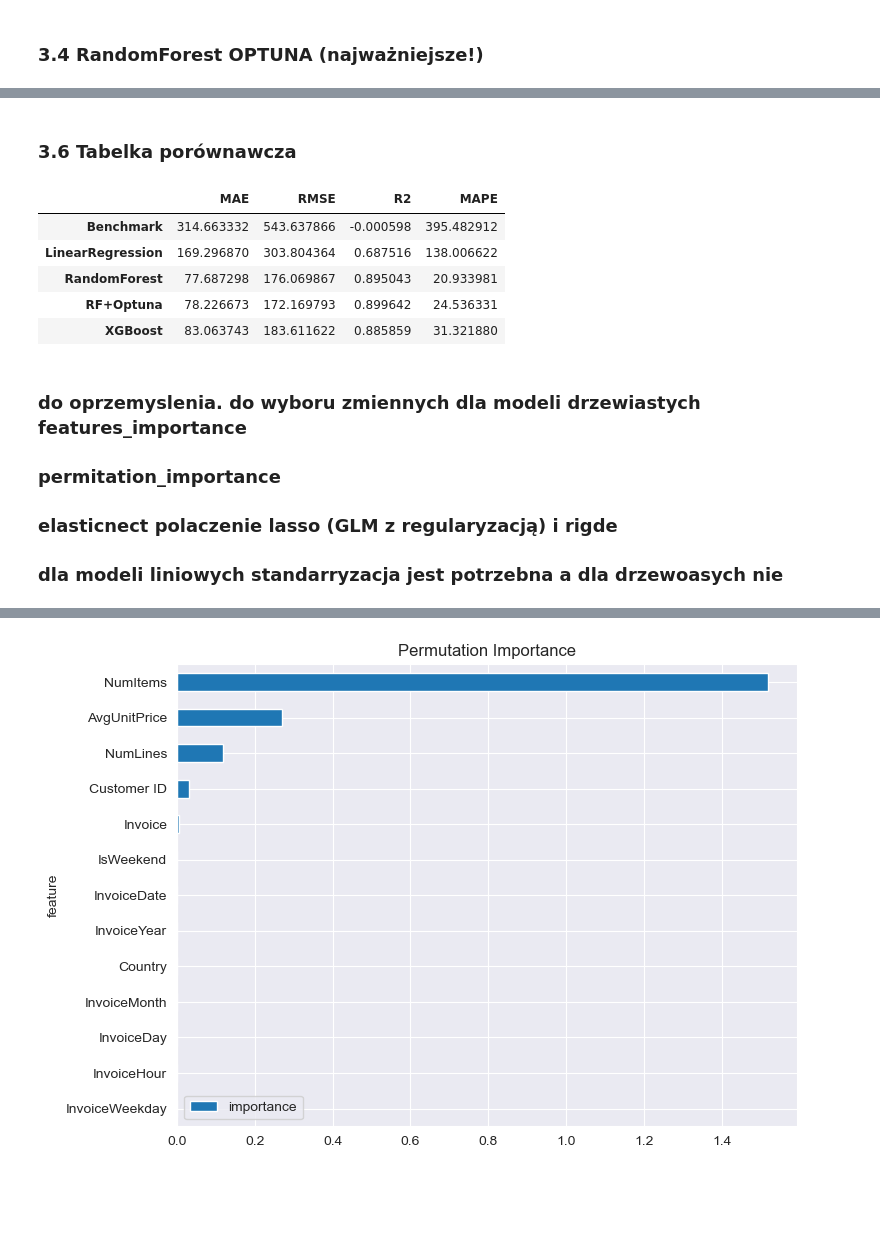
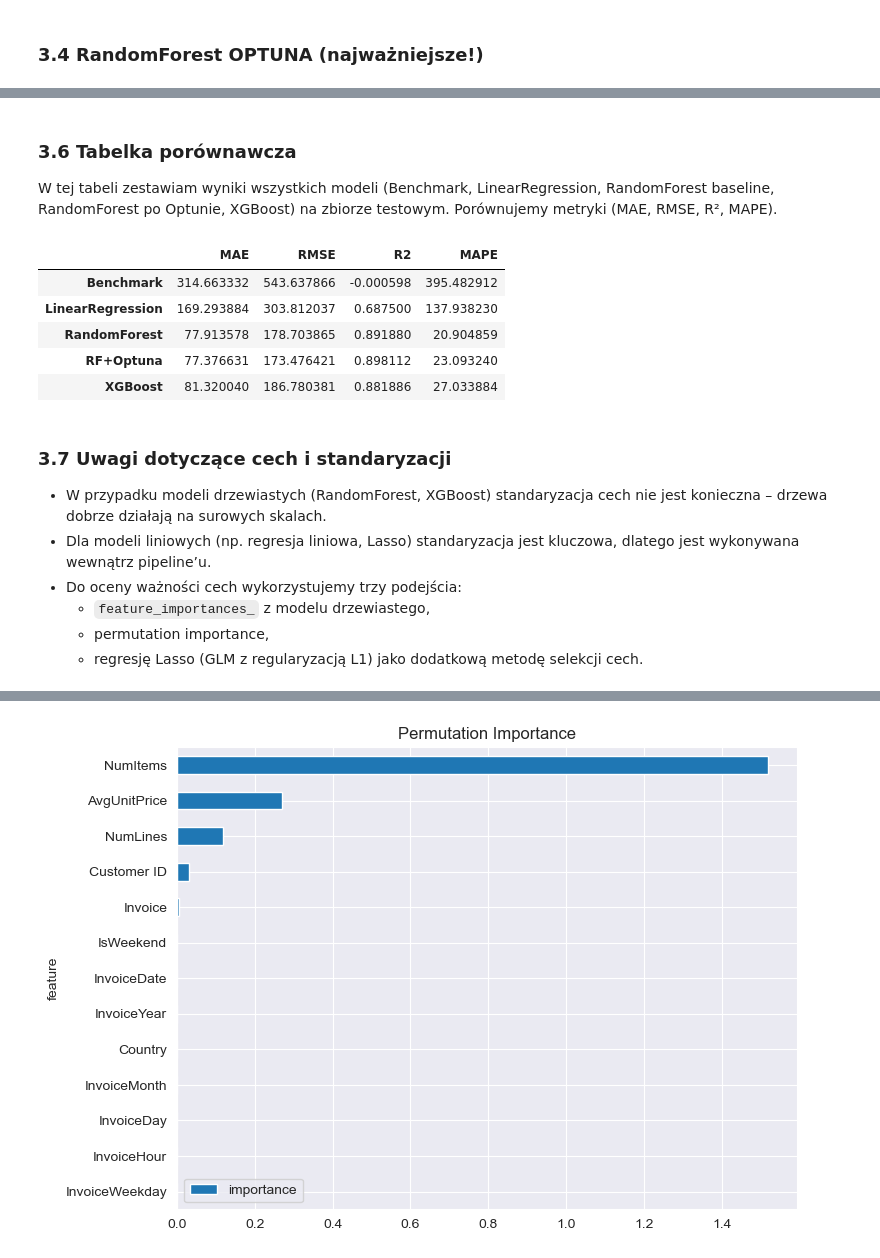
Before and after one commit to lukaszkortals/ML_Online_Retail_II, a Jupyter notebook: notebooks/project.ipynb, the cells around one changed output, grey strips where cells are left out. Saved outputs shown, nothing was run; the diff lists cells and outputs as text; code cells hidden in the pictures; blank space fills up the shorter version.

Commit message:
poprawki feartutes, modeli i markdownów

```diff
--- a/notebooks/project.ipynb
+++ b/notebooks/project.ipynb
@@ -329,7 +342,6 @@ metrics_rf
 # %% [markdown]
 ### 3.4 RandomForest OPTUNA (najważniejsze!)
 # %%
-study, best_pipe, best_metrics = random_forest_optuna(df_ml, n_trials=30)
-# best_metrics
+study, best_pipe, best_metrics = random_forest_optuna(df_ml, n_trials=300)
 study.best_params
 # %% [output]
@@ -375,19 +387,22 @@ metrics_xgb
 # %% [markdown]
 ### 3.6 Tabelka porównawcza
+
+W tej tabeli zestawiam wyniki wszystkich modeli (Benchmark, LinearRegression, RandomForest baseline, RandomForest po Optunie, XGBoost) na zbiorze testowym.
+Porównujemy metryki (MAE, RMSE, R², MAPE).
 # %%
 results = pd.DataFrame({
     "Benchmark": benchmark_metrics,
     "LinearRegression": metrics_lr,
     "RandomForest": metrics_rf,
     "RF+Optuna": best_metrics,
-    "XGBoost": metrics_xgb if 'metrics_xgb' in locals() else None
+    "XGBoost": metrics_xgb
 }).T
 
 results
 # %% [output]
 |  | MAE | RMSE | R2 | MAPE |
 | Benchmark | 314.663332 | 543.637866 | -0.000598 | 395.482912 |
-| LinearRegression | 169.296870 | 303.804364 | 0.687516 | 138.006622 |
-| RandomForest | 77.687298 | 176.069867 | 0.895043 | 20.933981 |
-| RF+Optuna | 78.226673 | 172.169793 | 0.899642 | 24.536331 |
-| XGBoost | 83.063743 | 183.611622 | 0.885859 | 31.321880 |
+| LinearRegression | 169.293884 | 303.812037 | 0.687500 | 137.938230 |
+| RandomForest | 77.913578 | 178.703865 | 0.891880 | 20.904859 |
+| RF+Optuna | 77.376631 | 173.476421 | 0.898112 | 23.093240 |
+| XGBoost | 81.320040 | 186.780381 | 0.881886 | 27.033884 |
@@ -415,6 +409,10 @@ results
 # %% [markdown]
-### do oprzemyslenia. do wyboru zmiennych dla modeli drzewiastych features_importance
-### permitation_importance
-### elasticnect polaczenie lasso (GLM z regularyzacją) i rigde
-### dla modeli liniowych standarryzacja jest potrzebna a dla drzewoasych nie
+### 3.7 Uwagi dotyczące cech i standaryzacji
+
+- W przypadku modeli drzewiastych (RandomForest, XGBoost) standaryzacja cech nie jest konieczna – drzewa dobrze działają na surowych skalach.
+- Dla modeli liniowych (np. regresja liniowa, Lasso) standaryzacja jest kluczowa, dlatego jest wykonywana wewnątrz pipeline’u.
+- Do oceny ważności cech wykorzystujemy trzy podejścia:
+  - `feature_importances_` z modelu drzewiastego,
+  - permutation importance,
+  - regresję Lasso (GLM z regularyzacją L1) jako dodatkową metodę selekcji cech.
 # %% [markdown]
```
Also changed, not shown: parts of 32 cells of this notebook, 2 other files.
